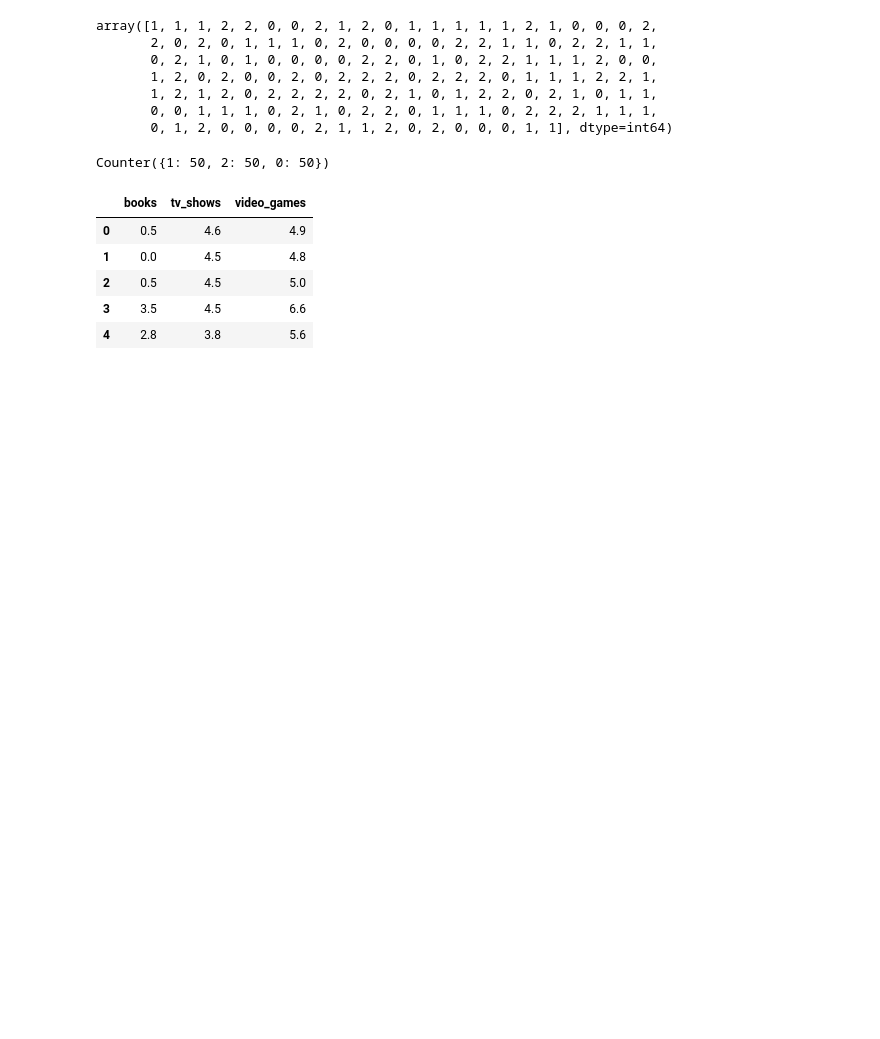
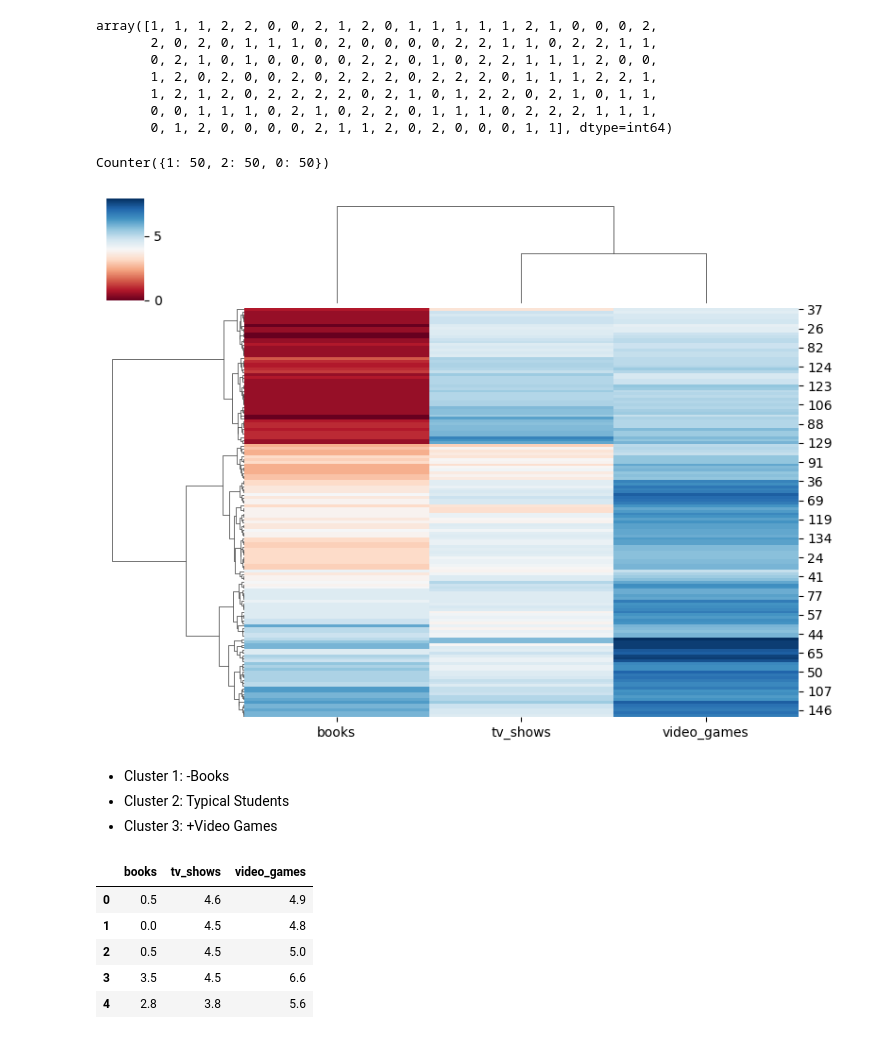
Before and after one commit to Camiloesp/PythonDataScience_UnsupervisedML, a Jupyter notebook: 2_Clustering.ipynb, the cells around one changed output. Cells and saved outputs as stored; diff of their text form; code cells hidden in the pictures; blank space fills up the shorter version.

Commit message:
Hierarchical Clustering

```diff
--- a/2_Clustering.ipynb
+++ b/2_Clustering.ipynb
@@ -563,6 +563,16 @@ from collections import Counter
 Counter(agg.labels_)
 # %% [output]
 Counter({1: 50, 2: 50, 0: 50})
+# %%
+# Create a cluster map
+clustermap = sns.clustermap(data, method='ward', cmap='RdBu', figsize=(8,6), xticklabels=data.columns)
+plt.show()
+# %% [output]
+[figure, added]
+# %% [markdown]
+* Cluster 1: -Books
+* Cluster 2: Typical Students
+* Cluster 3: +Video Games
 # %%
 data.head()
 # %% [output]
```
Also changed, not shown: parts of 9 cells of this notebook, 1 other file.
